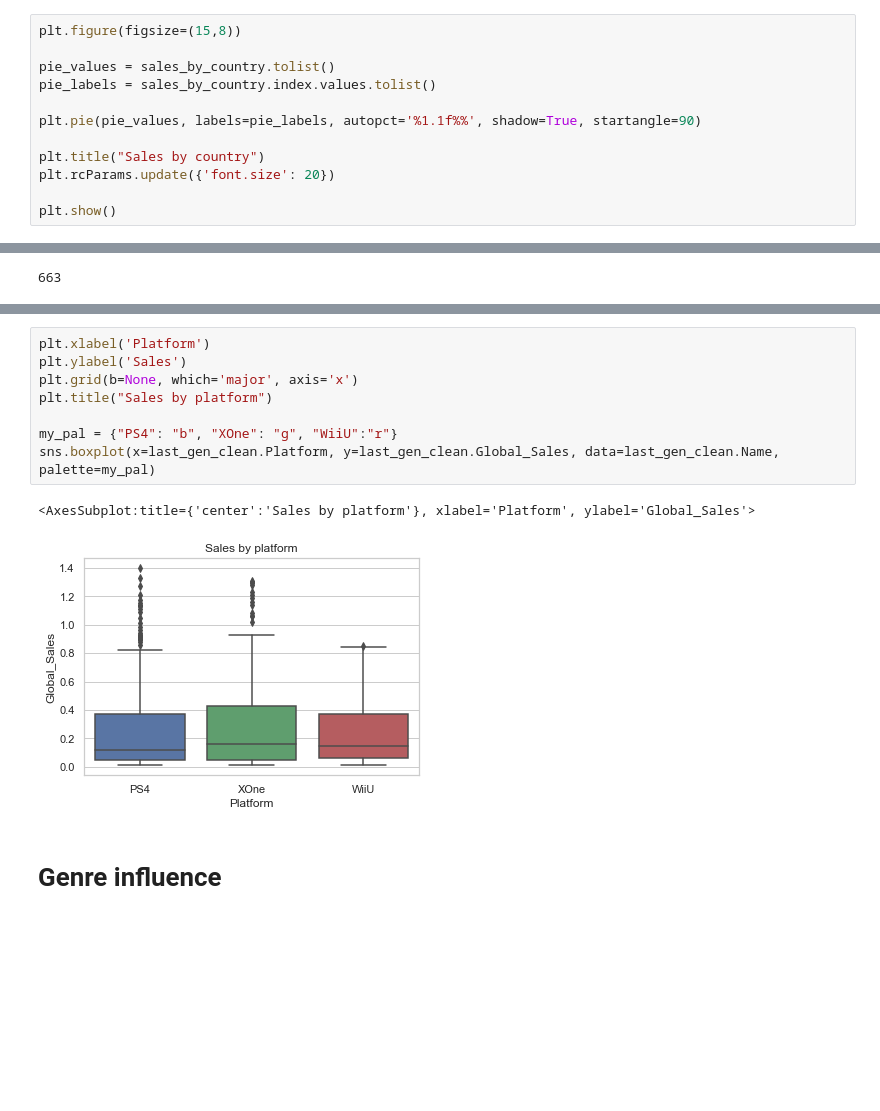
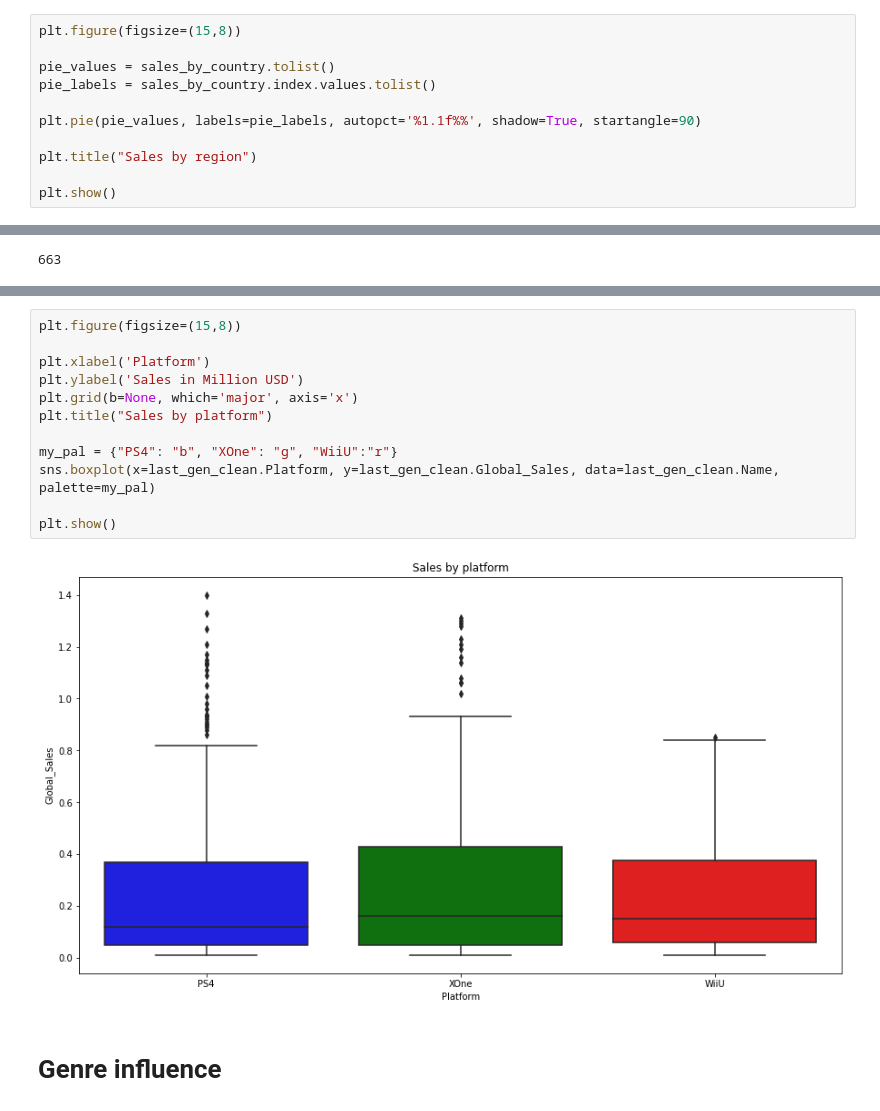
Before and after one commit to migueldf/data-storytelling, a Jupyter notebook: main.ipynb, the cells around one changed output, grey strips where cells are left out. Saved outputs shown, nothing was run; the diff lists cells and outputs as text; blank space fills up the shorter version.

```diff
--- a/main.ipynb
+++ b/main.ipynb
@@ -193,8 +249,7 @@ pie_labels = sales_by_country.index.values.tolist()
 
 plt.pie(pie_values, labels=pie_labels, autopct='%1.1f%%', shadow=True, startangle=90)
 
-plt.title("Sales by country")
-plt.rcParams.update({'font.size': 20})
+plt.title("Sales by region")
 
 plt.show()
 # %% [output]
@@ -295,14 +402,17 @@ len(last_gen_clean)
 # %%
+plt.figure(figsize=(15,8))
+
 plt.xlabel('Platform')
-plt.ylabel('Sales')
+plt.ylabel('Sales in Million USD')
 plt.grid(b=None, which='major', axis='x')
 plt.title("Sales by platform")
 
 my_pal = {"PS4": "b", "XOne": "g", "WiiU":"r"}
 sns.boxplot(x=last_gen_clean.Platform, y=last_gen_clean.Global_Sales, data=last_gen_clean.Name, palette=my_pal)
+
+plt.show()
 # %% [output]
-<AxesSubplot:title={'center':'Sales by platform'}, xlabel='Platform', ylabel='Global_Sales'>
-[figure, old version]
+[figure, new version]
 # %% [markdown]
 # Genre influence
 # %%
```
Also changed, not shown: parts of 14 cells of this notebook, 1 other file.
